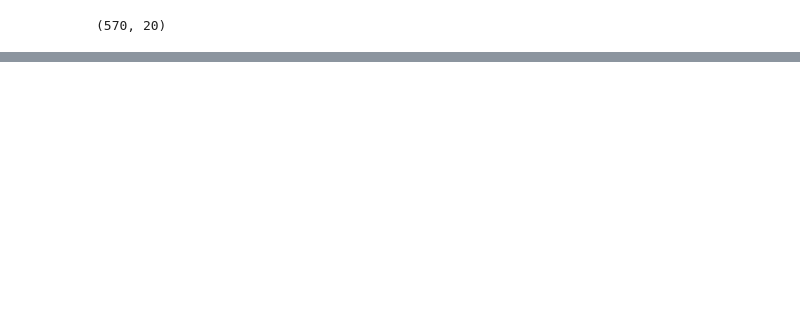
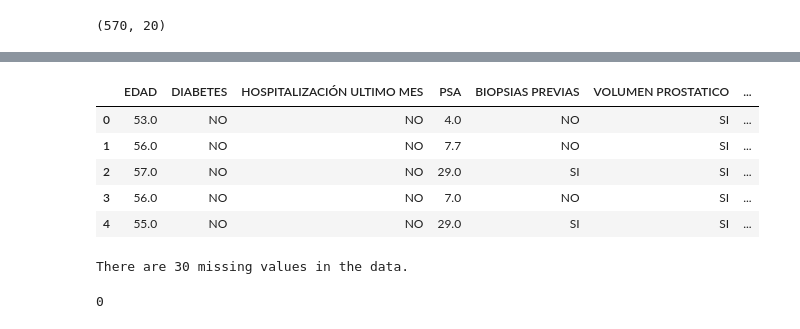
Before and after one commit to printer130/ml_hospital_health_care_study, a Jupyter notebook: index.ipynb, the cells around one changed output, grey strips where cells are left out. Drawn from its saved outputs; the diff is of its cells as text; code cells hidden in the pictures; blank space fills up the shorter version.

```diff
--- a/index.ipynb
+++ b/index.ipynb
@@ -12,0 +28,18 @@ df.shape
+# %%
+# Print all rows with NaN values:
+#df[df.isnull().any(axis=1)]
+df.head()
+# %% [output]
+|  | EDAD | DIABETES | HOSPITALIZACIÓN ULTIMO MES | PSA | BIOPSIAS PREVIAS | VOLUMEN PROSTATICO | ... |
+| 0 | 53.0 | NO | NO | 4.0 | NO | SI | ... |
+| 1 | 56.0 | NO | NO | 7.7 | NO | SI | ... |
+| 2 | 57.0 | NO | NO | 29.0 | SI | SI | ... |
+| 3 | 56.0 | NO | NO | 7.0 | NO | SI | ... |
+| 4 | 55.0 | NO | NO | 29.0 | SI | SI | ... |
+# %%
+# Cleaning my dataset
+# Drop only the rows which has all values NaN
+df.dropna(axis=0, how='all', inplace = True)
+print("There are {} missing values in the data.".format(df.isna().sum().sum()))
+# %% [output]
+There are 30 missing values in the data.
@@ -12,0 +62,5 @@ df.shape
+# %%
+# NO NULL VALUES
+df.isna().sum().sum()
+# %% [output]
+0
```
Also changed, not shown: parts of 34 cells of this notebook.
